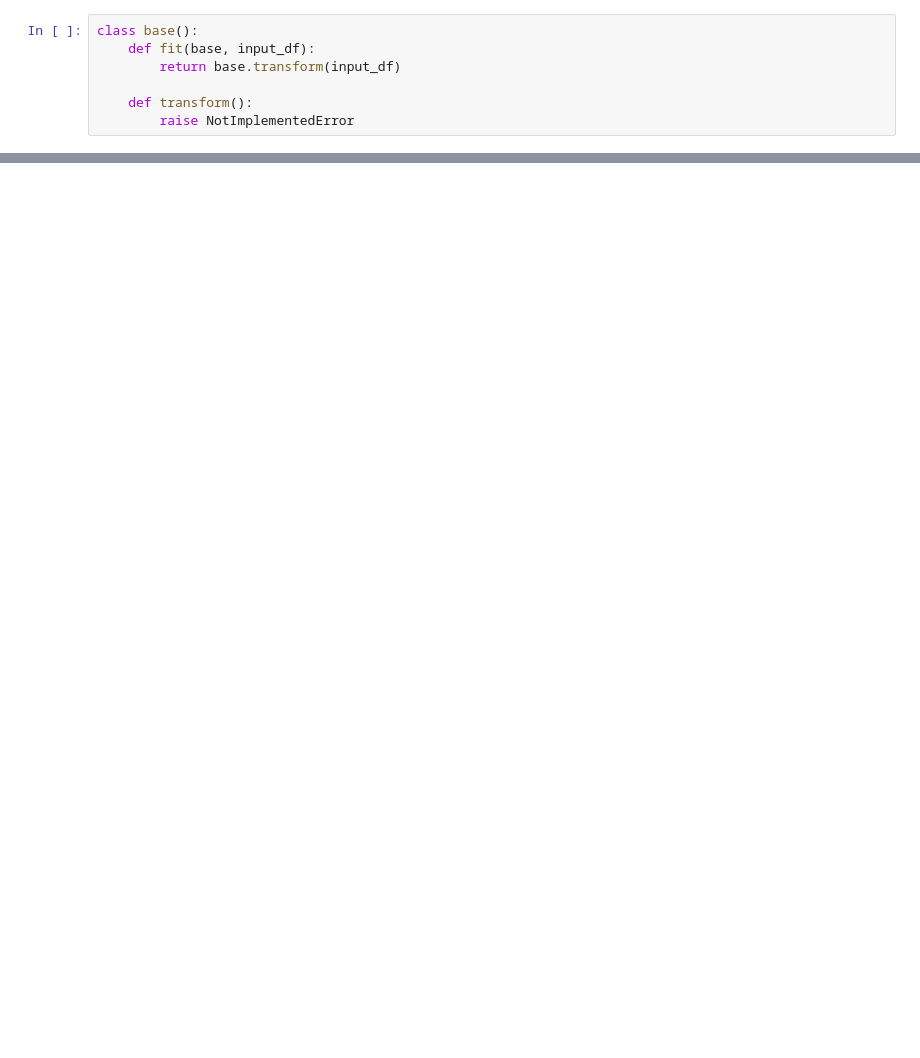
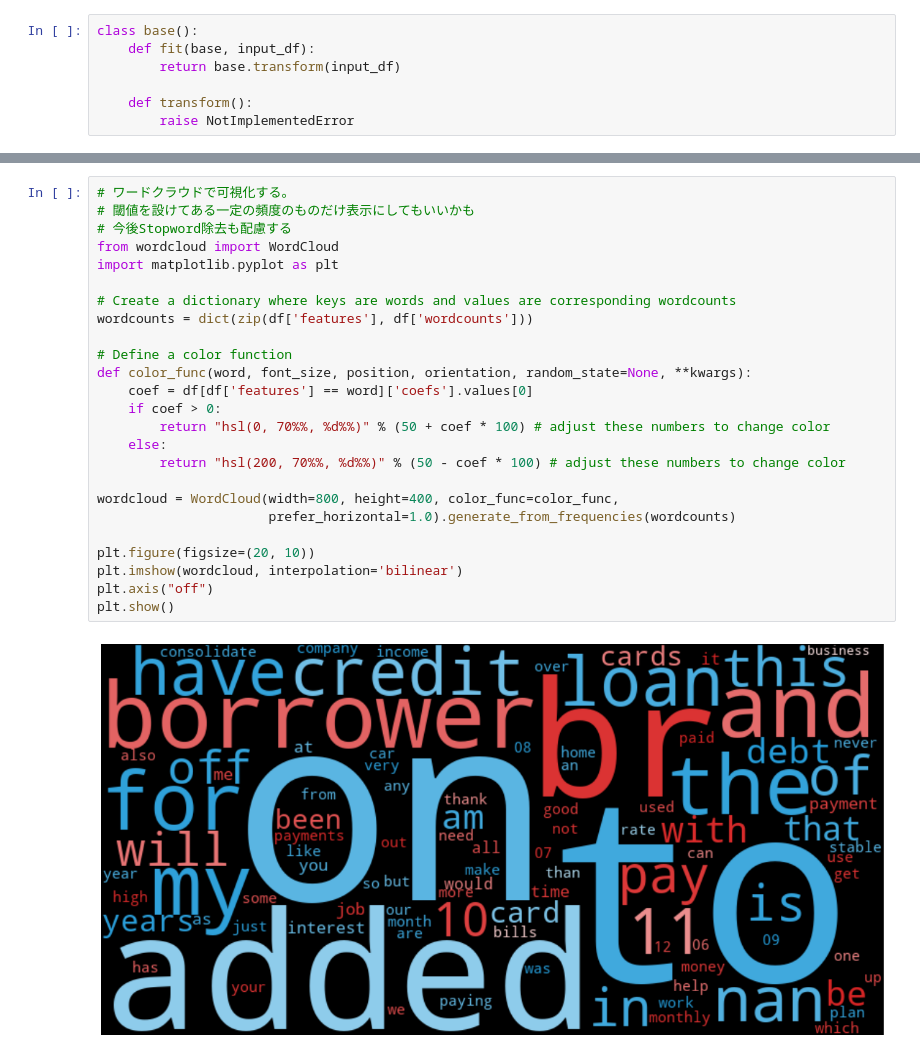
Before and after one commit to lemmingy/My_pipelines, a Jupyter notebook: lightgbm.ipynb, the cells around one changed output, grey strips where cells are left out. Drawn from its saved outputs; the diff is of its cells as text; blank space fills up the shorter version.

```diff
--- a/lightgbm.ipynb
+++ b/lightgbm.ipynb
@@ -273 +274,28 @@ test(X_train, y_train)
+# %%
+# ワードクラウドで可視化する。
+# 閾値を設けてある一定の頻度のものだけ表示にしてもいいかも
+# 今後Stopword除去も配慮する
+from wordcloud import WordCloud
+import matplotlib.pyplot as plt
+
+# Create a dictionary where keys are words and values are corresponding wordcounts
+wordcounts = dict(zip(df['features'], df['wordcounts']))
+
+# Define a color function
+def color_func(word, font_size, position, orientation, random_state=None, **kwargs):
+    coef = df[df['features'] == word]['coefs'].values[0]
+    if coef > 0:
+        return "hsl(0, 70%%, %d%%)" % (50 + coef * 100) # adjust these numbers to change color
+    else:
+        return "hsl(200, 70%%, %d%%)" % (50 - coef * 100) # adjust these numbers to change color
+
+wordcloud = WordCloud(width=800, height=400, color_func=color_func,
+                      prefer_horizontal=1.0).generate_from_frequencies(wordcounts)
+
+plt.figure(figsize=(20, 10))
+plt.imshow(wordcloud, interpolation='bilinear')
+plt.axis("off")
+plt.show()
+# %% [output]
+[figure, added]
 # %%
```
Also changed, not shown: parts of 6 cells of this notebook, 2 other files.
